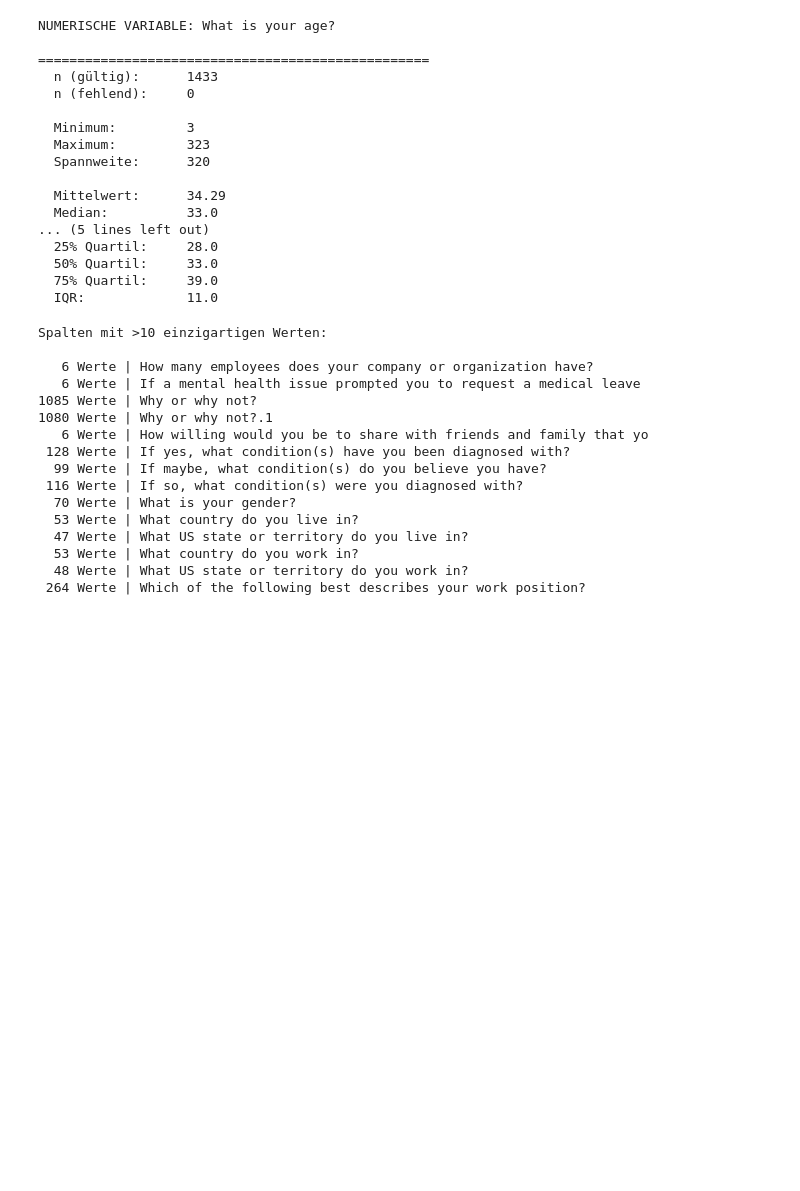
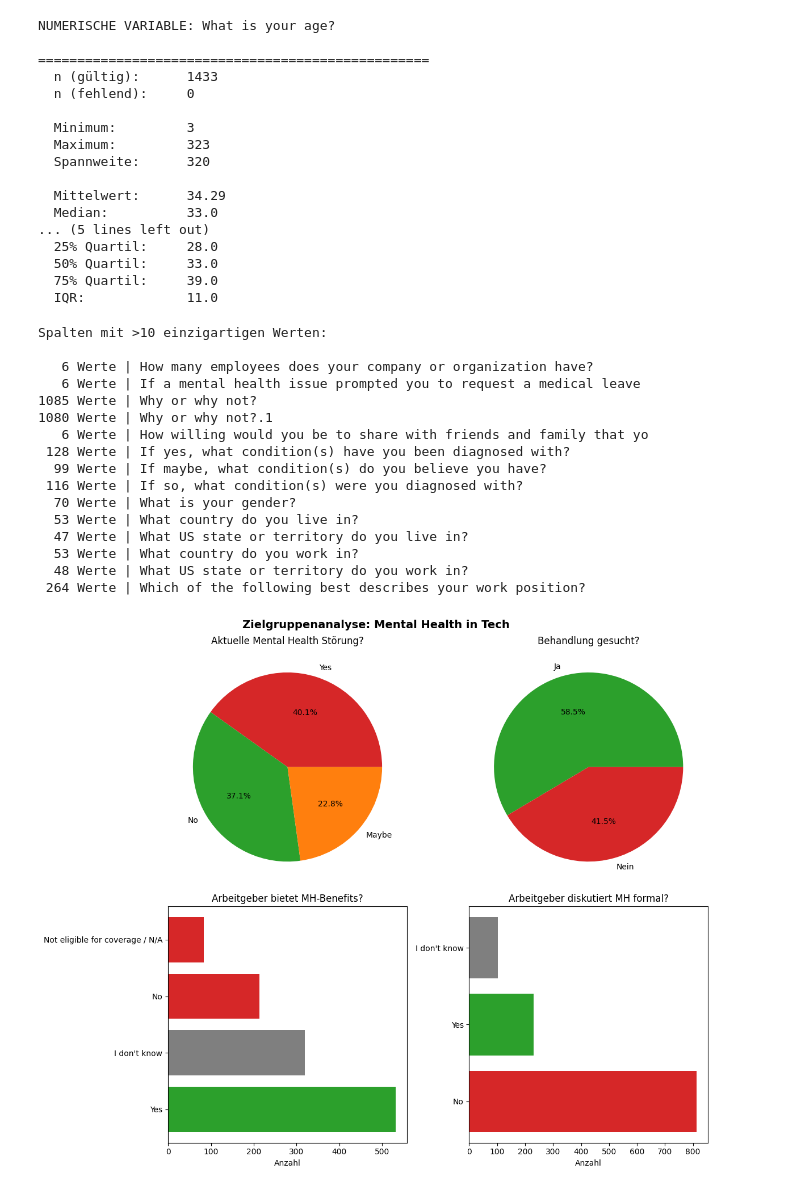
Before and after one commit to svenb23/ML-UL-FE, a Jupyter notebook: exploration.ipynb, the cells around one changed output. Saved outputs shown, nothing was run; the diff lists cells and outputs as text; code cells hidden in the pictures; blank space fills up the shorter version.

Commit message:
Add descriptive statistics and target group analysis visualizations

```diff
--- a/exploration.ipynb
+++ b/exploration.ipynb
@@ -243,3 +243,50 @@ Spalten mit >10 einzigartigen Werten:
   53 Werte | What country do you work in?
   48 Werte | What US state or territory do you work in?
  264 Werte | Which of the following best describes your work position?
+# %%
+# =============================================================================
+# ZIELGRUPPENANALYSE: Kernfragen (Diagramme)
+# =============================================================================
+
+fig, axes = plt.subplots(2, 2, figsize=(12, 10))
+
+# 1. Aktuelle MH-Störung (Pie)
+ax1 = axes[0, 0]
+current_mh = df[cols[47]].value_counts()
+colors1 = ['#d62728', '#2ca02c', '#ff7f0e']
+ax1.pie(current_mh.values, labels=current_mh.index, autopct='%1.1f%%', colors=colors1)
+ax1.set_title('Aktuelle Mental Health Störung?')
+
+# 2. Behandlung gesucht (Pie)
+ax2 = axes[0, 1]
+treatment = df[cols[52]].value_counts()
+colors2 = ['#2ca02c', '#d62728']
+ax2.pie(treatment.values, labels=['Ja', 'Nein'], autopct='%1.1f%%', colors=colors2)
+ax2.set_title('Behandlung gesucht?')
+
+# 3. MH-Benefits vom Arbeitgeber (Bar)
+ax3 = axes[1, 0]
+benefits = df[cols[4]].value_counts()
+colors3 = ['#2ca02c' if 'Yes' in str(v) else '#d62728' if 'No' in str(v) else '#7f7f7f' for v in benefits.index]
+ax3.barh(range(len(benefits)), benefits.values, color=colors3)
+ax3.set_yticks(range(len(benefits)))
+ax3.set_yticklabels(benefits.index)
+ax3.set_xlabel('Anzahl')
+ax3.set_title('Arbeitgeber bietet MH-Benefits?')
+
+# 4. MH formal diskutiert (Bar)
+ax4 = axes[1, 1]
+discussed = df[cols[6]].value_counts()
+colors4 = ['#2ca02c' if 'Yes' in str(v) else '#d62728' if 'No' in str(v) else '#7f7f7f' for v in discussed.index]
+ax4.barh(range(len(discussed)), discussed.values, color=colors4)
+ax4.set_yticks(range(len(discussed)))
+ax4.set_yticklabels(discussed.index)
+ax4.set_xlabel('Anzahl')
+ax4.set_title('Arbeitgeber diskutiert MH formal?')
+
+plt.suptitle('Zielgruppenanalyse: Mental Health in Tech', fontsize=14, fontweight='bold')
+plt.tight_layout()
+plt.savefig('plots/target_group_analysis.png', dpi=150, bbox_inches='tight')
+plt.show()
+# %% [output]
+[figure, added]
```
Also changed, not shown: 1 other file.
